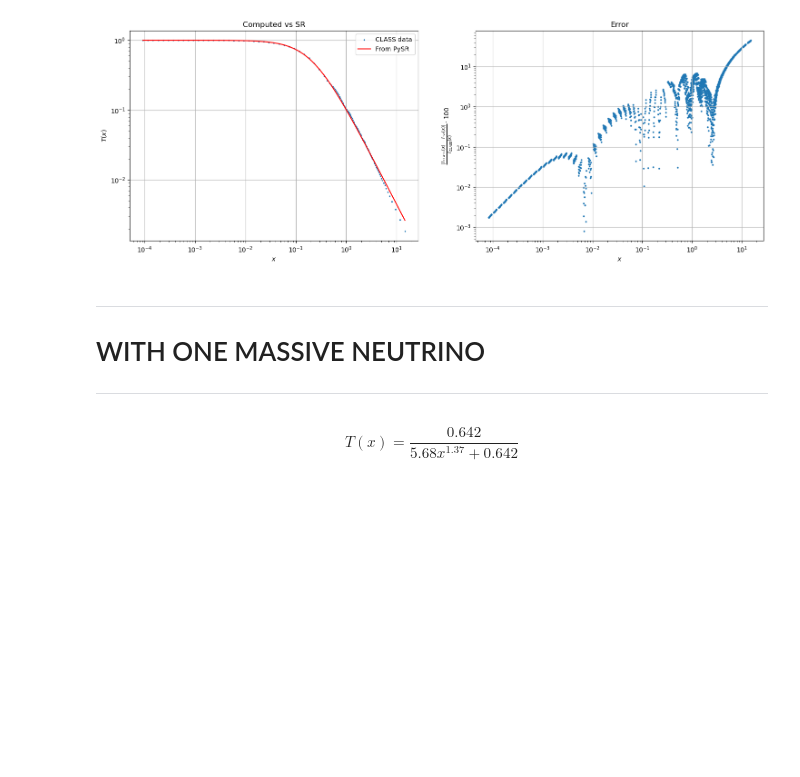
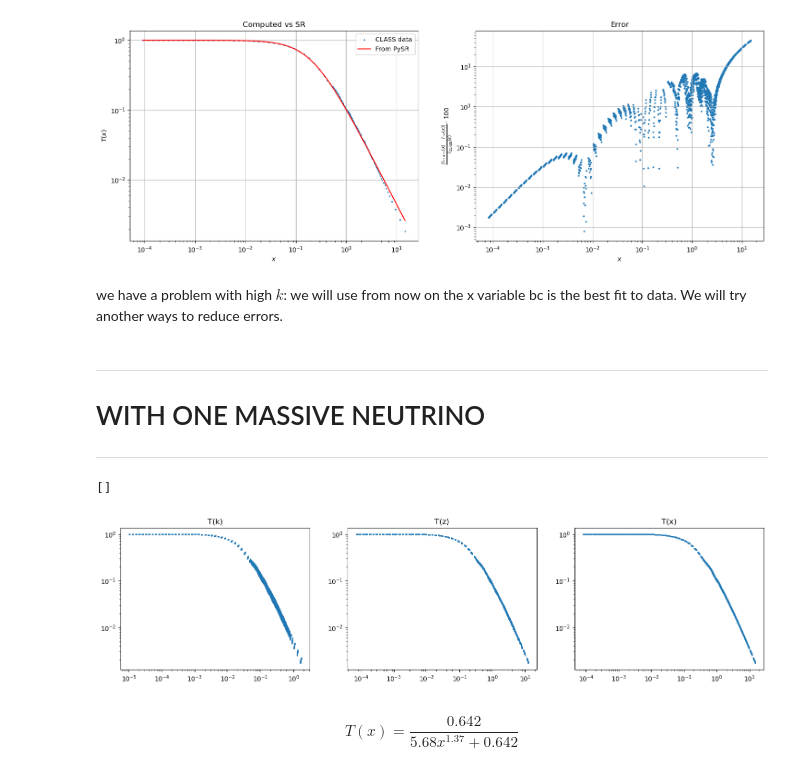
Before and after one commit to farocrown/Simreg, a Jupyter notebook: sr_tf_graphs.ipynb, the cells around one changed output. Saved outputs shown, nothing was run; the diff lists cells and outputs as text; code cells hidden in the pictures; blank space fills up the shorter version.

```diff
--- a/sr_tf_graphs.ipynb
+++ b/sr_tf_graphs.ipynb
@@ -193,6 +210,8 @@ Model equation is:  - \frac{1.96}{- \frac{17.4 x^{0.0917}}{\left(\frac{1}{x}\rig
 The accuracy of the model is:  96.16 %
 Max percentage error is:  44.87 %
 [figure]
+# %% [markdown]
+we have a problem with high $k$: we will use from now on the x variable bc is the best fit to data. We will try another ways to reduce errors.
 # %% [markdown]
 ----
 # WITH ONE MASSIVE NEUTRINO
@@ -205,6 +224,20 @@ x2 = (tf2['x'].values).reshape(-1,1)
 y2 = pd.DataFrame({'k': tf2['k (h/Mpc)'], 'omega_b': tf2['omega_b'],'omega_m': tf2['omega_m'],'omega_nu': tf2['omega_nu']})
 T2 = (tf2['T(k)']).values
 logT2 = (tf2['log10(T(k))']).values
+# %%
+fig, (ax1, ax2, ax3) = plt.subplots(1,3, figsize=(18,4))
+ax1.scatter(k2,T2, s=1)
+ax1.set_title('T(k)')
+ax1.loglog()
+ax2.scatter(z2,T2, s=1)
+ax2.set_title('T(z)')
+ax2.loglog()
+ax3.scatter(x2,T2, s=1)
+ax3.set_title('T(x)')
+ax3.loglog()
+# %% [output]
+[]
+[figure, added]
 # %% [markdown]
 $$T(x) = \frac{0.642}{5.68 x^{1.37} + 0.642}$$
 # %%
```
Also changed, not shown: parts of 13 cells of this notebook, 2 other files.
